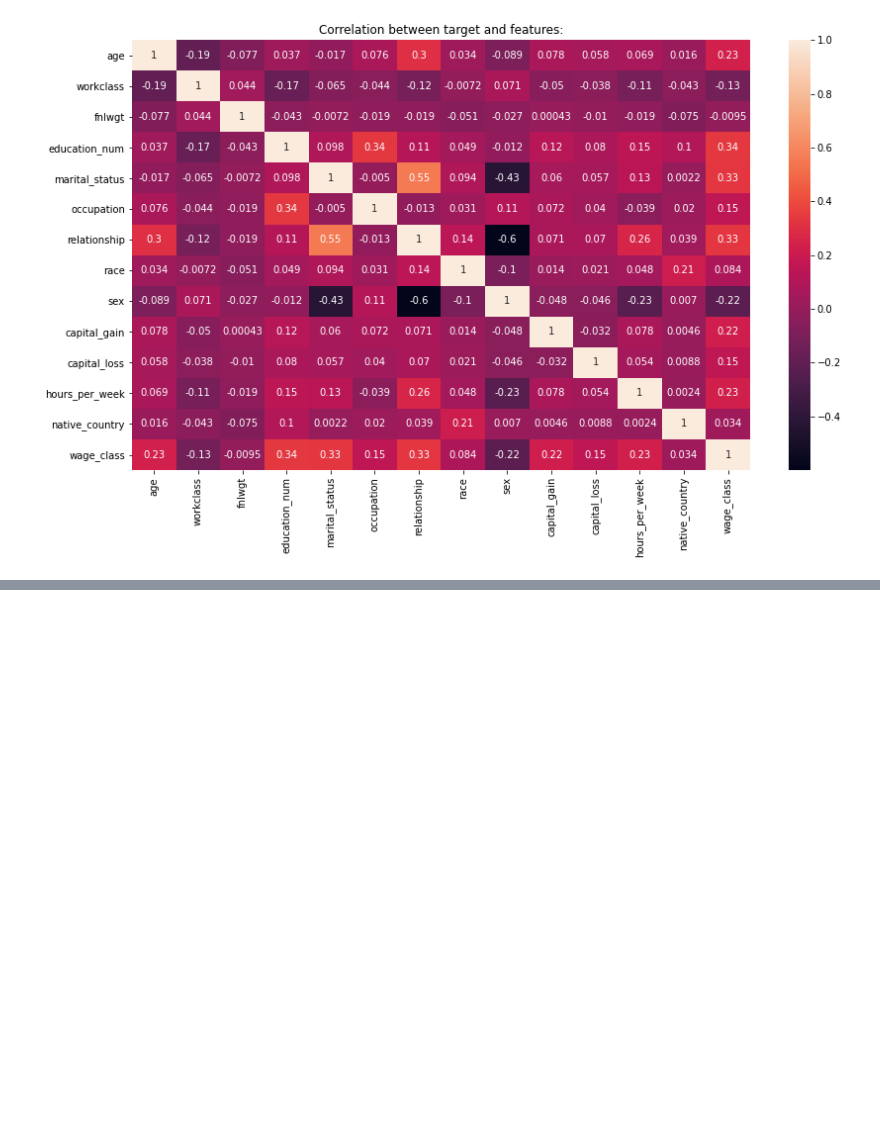
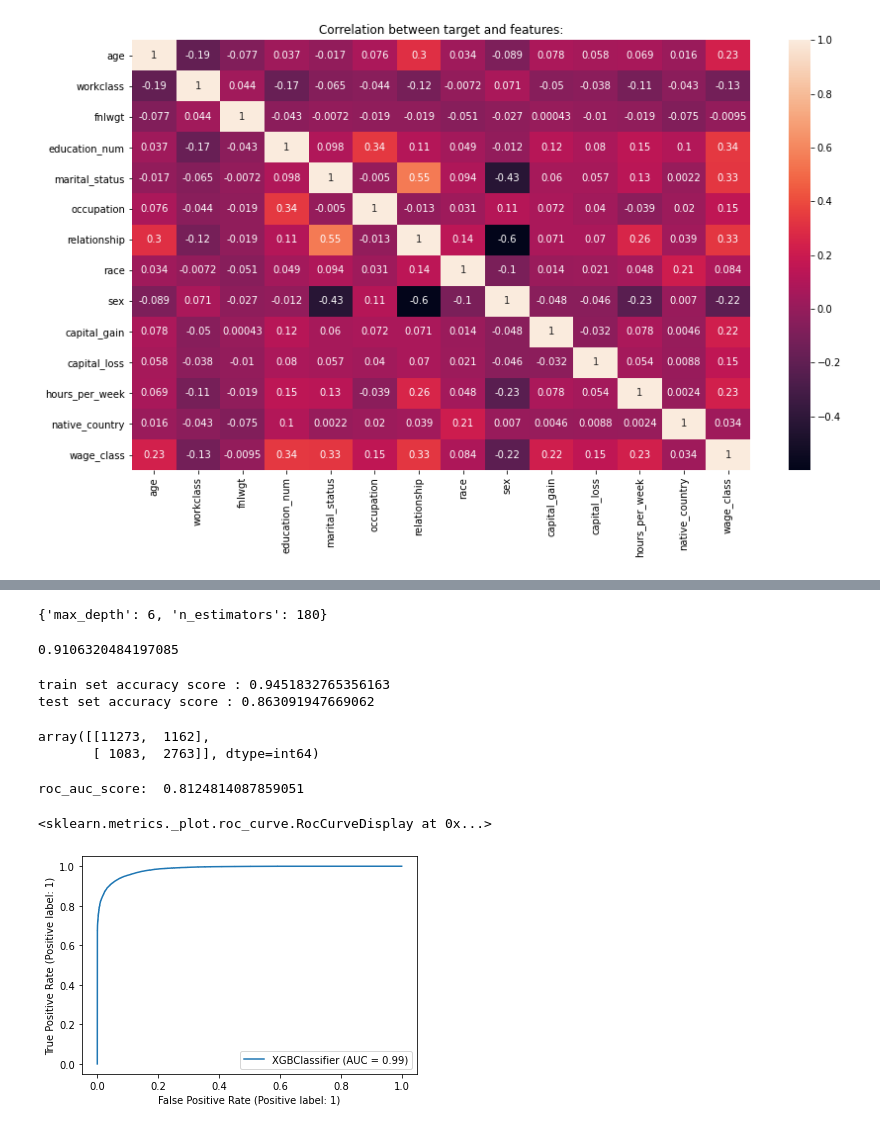
Before and after one commit to shiv0112/income-prediction-xgboost, a Jupyter notebook: notebooks/income_prediction.ipynb, the cells around one changed output, grey strips where cells are left out. Cells and saved outputs as stored; diff of their text form; code cells hidden in the pictures; blank space fills up the shorter version.

```diff
--- a/notebooks/income_prediction.ipynb
+++ b/notebooks/income_prediction.ipynb
@@ -569,0 +767,28 @@ X.head()
+# %%
+grid.best_params_
+# %% [output]
+{'max_depth': 6, 'n_estimators': 180}
+# %%
+grid.best_score_
+# %% [output]
+0.9106320484197085
+# %%
+print("train set accuracy score :",accuracy_score(y,grid.predict(X)))
+print("test set accuracy score :",  accuracy_score(y_test,grid.predict(X_test)))
+# %% [output]
+train set accuracy score : 0.9451832765356163
+test set accuracy score : 0.863091947669062
+# %%
+confusion_matrix(y_test,model.predict(X_test))
+# %% [output]
+array([[11273,  1162],
+       [ 1083,  2763]], dtype=int64)
+# %%
+from sklearn.metrics import roc_curve,plot_roc_curve
+print('roc_auc_score: ', roc_auc_score(y_test, model.predict(X_test)))
+roc_curve(y_test, model.predict(X_test))
+plot_roc_curve(model,X,y)
+# %% [output]
+roc_auc_score:  0.8124814087859051
+<sklearn.metrics._plot.roc_curve.RocCurveDisplay at 0x...>
+[figure, added]
```
Also changed, not shown: parts of 31 cells of this notebook, 5 other files.
